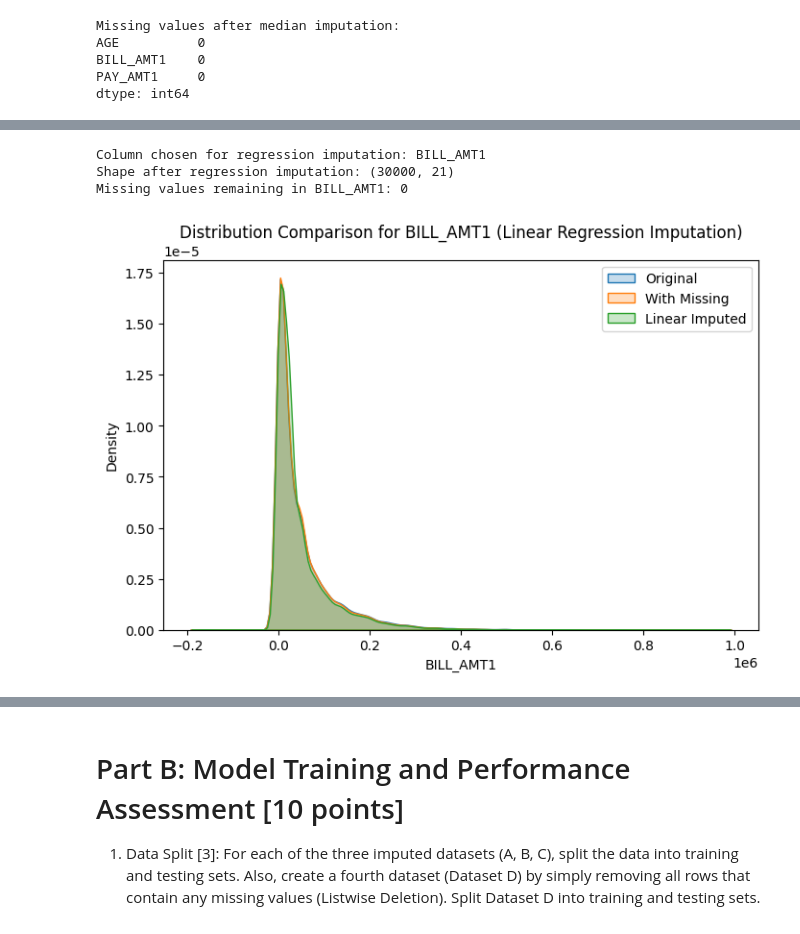
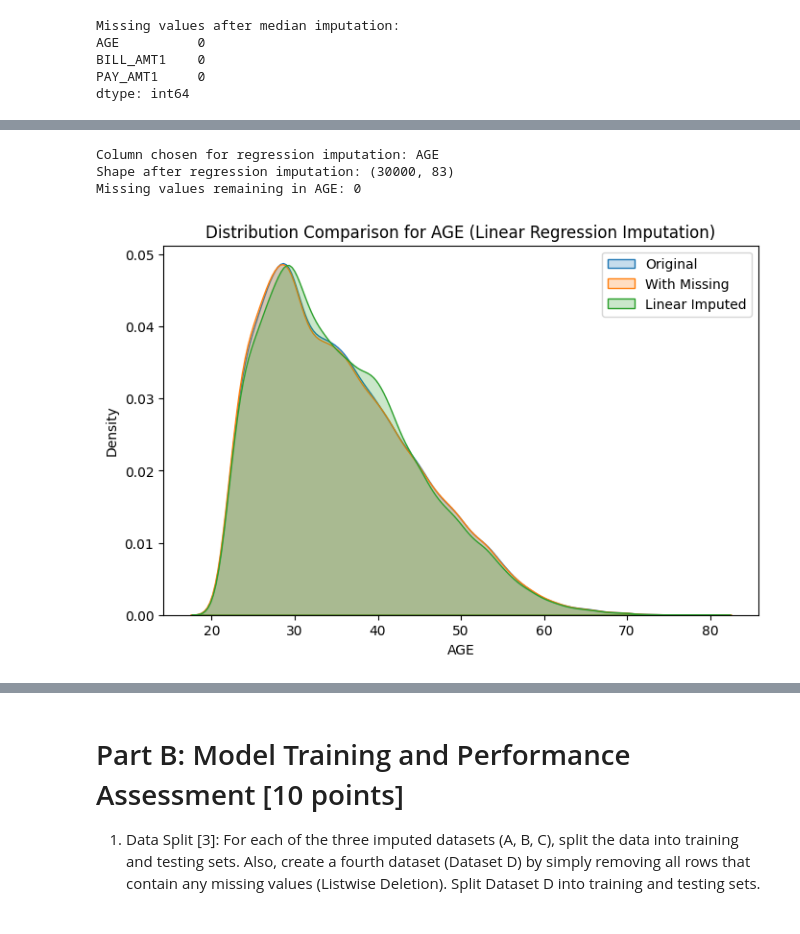
Before and after one commit to harshit-8118/assignment-6-harshit-8118, a Jupyter notebook: main.ipynb, the cells around one changed output, grey strips where cells are left out. Cells and saved outputs as stored; diff of their text form; code cells hidden in the pictures.

```diff
--- a/main.ipynb
+++ b/main.ipynb
@@ -126,12 +92,13 @@ memory usage: 5.0 MB
 # %%
-X = df.drop(columns=['ID', 'default.payment.next.month'])
-y = df['default.payment.next.month']
+reload_dataset()
+X = df.drop(columns=['ID', 'Default'])
+y = df['Default']
 
 num_cols = X.select_dtypes(include='number').columns.tolist()
 print(len(num_cols))
 
 
-fig, axs = plt.subplots(5, 3, figsize=(15, 12))
+fig, axs = plt.subplots(6, 4, figsize=(15, 12))
 axs = axs.flatten()
 
 for ax, col in zip(axs, num_cols):
@@ -173,0 +183,16 @@ missing values
+# %%
+# --- One-Hot Encode Categorical Features ---
+# Go back to your original dataframe 'df' before you created numeric_df
+# and before introducing missing values.
+# Identify categorical and numerical columns
+cat_cols = ['SEX', 'EDUCATION', 'MARRIAGE', 'PAY_0', 'PAY_2', 'PAY_3', 'PAY_4', 'PAY_5', 'PAY_6']
+numeric_cols = [col for col in df.columns if col not in cat_cols + ['ID', 'default.payment.next.month']]
+
+
+# Apply one-hot encoding
+df_encoded = pd.get_dummies(df, columns=cat_cols, drop_first=True)
+df = df_encoded.copy()
+
+df.columns
+# 'df_encoded' is the dataframe you'll use for imputation and training.
+# It now contains your original numeric features plus the newly created one-hot encoded features.
@@ -184,7 +226,7 @@ print("Columns selected for MAR missingness:", missing_cols)
 
 
 # Introduce MAR missingness (~8% on average)
-frac_missing = 0.07
+frac_missing = 0.04
 cond_col = "LIMIT_BAL" if "LIMIT_BAL" in df.columns else num_cols[0]
 
 def introduce_mar(series, cond_series, frac, random_state=RANDOM_STATE):
@@ -268,7 +305,7 @@ dtype: int64
 fig, axes = plt.subplots(len(missing_cols), 1, figsize=(8, 12))
 for i, col in enumerate(missing_cols):
     sns.kdeplot(df[col], ax=axes[i], label="Original", fill=True)
-    sns.kdeplot(df_with_missing[col].dropna(), ax=axes[i], label="With Missing", fill=True)
+    # sns.kdeplot(df_with_missing[col].dropna(), ax=axes[i], label="With Missing", fill=True)
     sns.kdeplot(Dataset_A[col], ax=axes[i], label="Median Imputed", fill=True)
     axes[i].set_title(f"Distribution Comparison: {col}")
     axes[i].legend()
@@ -344,5 +381,5 @@ summary_df
 # %%
-impute_col = missing_cols[1] # Age
+impute_col = missing_cols[0] # Age
 print(f"Column chosen for regression imputation: {impute_col}")
 
 # Fill other missing columns with median first (to avoid NaNs in predictors)
@@ -356,37 +393,37 @@ missing_df = Dataset_B[Dataset_B[impute_col].isnull()]
 
 # Define features (X) and target (y)
 features = [col for col in train_df.columns if col != impute_col]
 X_train = train_df[features]
 y_train = train_df[impute_col]
 X_predict = missing_df[features]
 
 lr = LinearRegression()
 lr.fit(X_train, y_train)
 
 # Predict missing values
 if not missing_df.empty:
     X_missing = missing_df[features]
     y_pred_missing = lr.predict(X_missing)
     Dataset_B.loc[Dataset_B[impute_col].isna(), impute_col] = y_pred_missing
 
 # Final median imputation to catch any remaining NAs
 Dataset_B[Dataset_B.columns] = SimpleImputer(strategy="median").fit_transform(Dataset_B)
 
 print("Shape after regression imputation:", Dataset_B.shape)
 print(f"Missing values remaining in {impute_col}: {Dataset_B[impute_col].isna().sum()}")
 
 plt.figure(figsize=(8,5))
 sns.kdeplot(df[impute_col], label="Original", fill=True)
 sns.kdeplot(df_with_missing[impute_col].dropna(), label="With Missing", fill=True)
 sns.kdeplot(Dataset_B[impute_col], label="Linear Imputed", fill=True)
 plt.title(f"Distribution Comparison for {impute_col} (Linear Regression Imputation)")
 plt.legend()
 plt.show()
 # %% [output]
-Column chosen for regression imputation: BILL_AMT1
-Shape after regression imputation: (30000, 21)
-Missing values remaining in BILL_AMT1: 0
+Column chosen for regression imputation: AGE
+Shape after regression imputation: (30000, 83)
+Missing values remaining in AGE: 0
-[figure, old version]
+[figure, new version]
 # %%
 
 y_train_pred = lr.predict(X_train)
```
Also changed, not shown: parts of 24 cells of this notebook.
